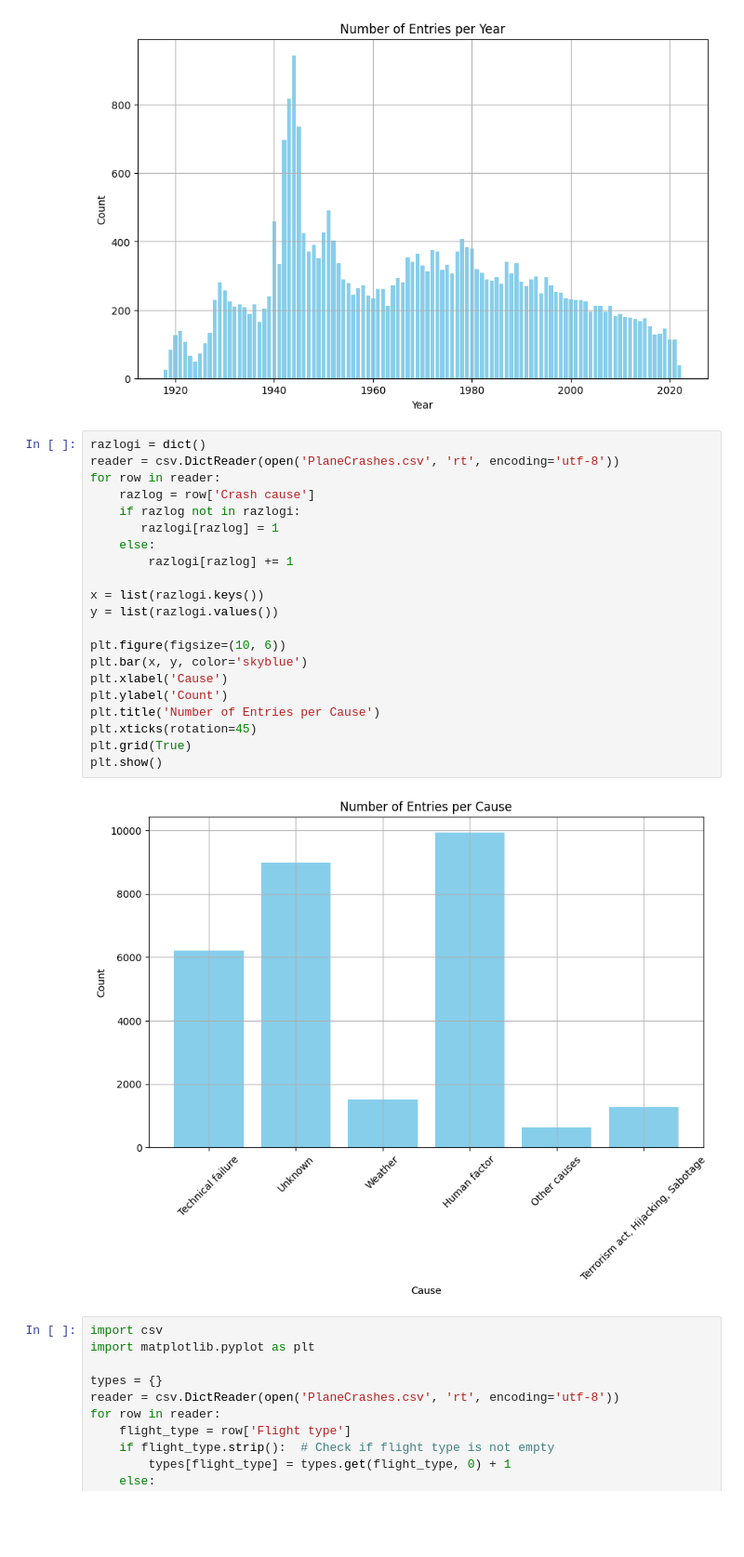
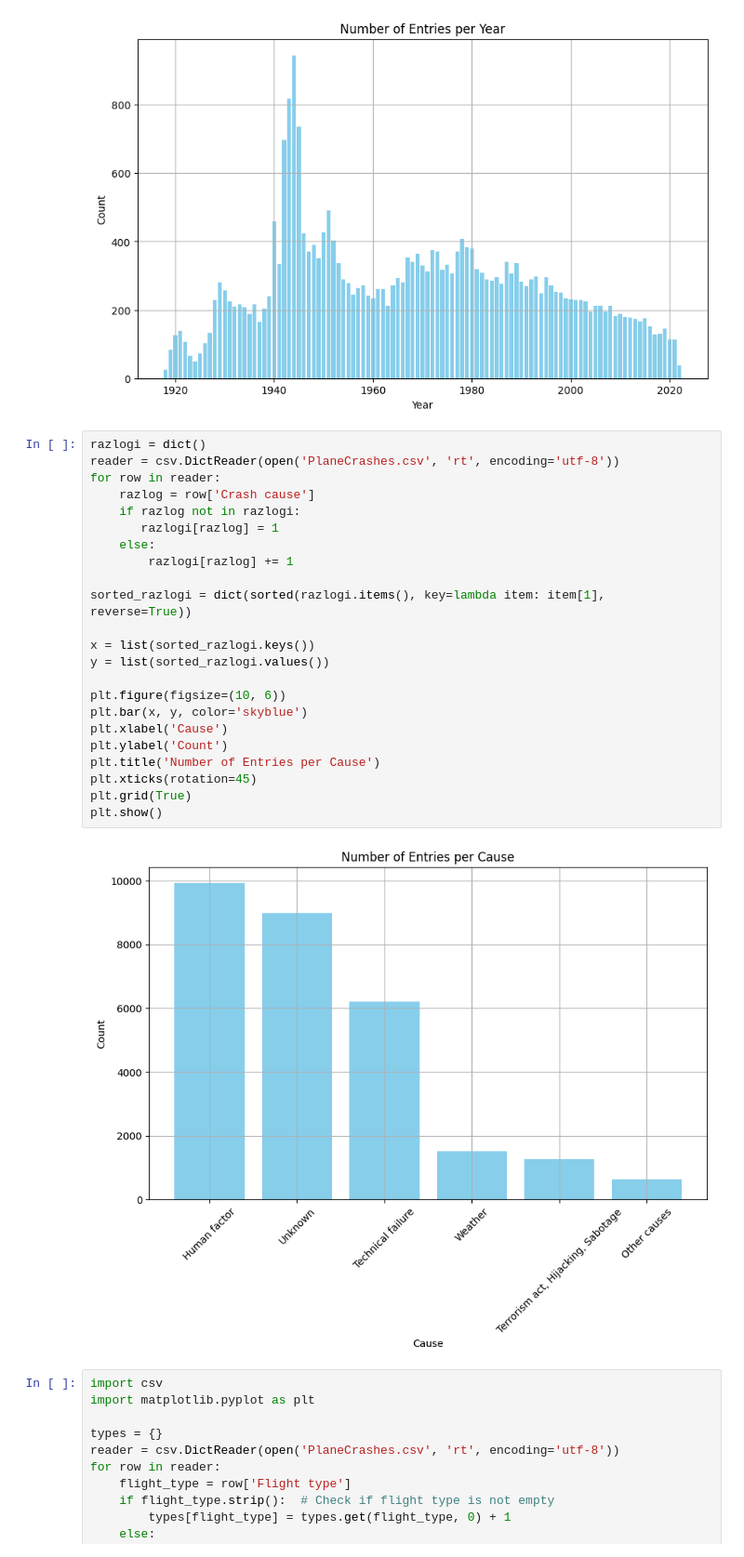
Before and after one commit to NikUlj/PR24NUJRSLSTKKM, a Jupyter notebook: jup.ipynb, the cells around one changed output. Shown: that part at 93% size. Drawn from its saved outputs; the diff is of its cells as text; blank space fills up the shorter version.

Commit message:
Sorted graph

```diff
--- a/jup.ipynb
+++ b/jup.ipynb
@@ -29,26 +29,28 @@ plt.show()
 # %%
 razlogi = dict()
 reader = csv.DictReader(open('PlaneCrashes.csv', 'rt', encoding='utf-8'))
 for row in reader:
     razlog = row['Crash cause']
     if razlog not in razlogi:
        razlogi[razlog] = 1
     else:
         razlogi[razlog] += 1
 
-x = list(razlogi.keys())
-y = list(razlogi.values())
+sorted_razlogi = dict(sorted(razlogi.items(), key=lambda item: item[1], reverse=True))
+
+x = list(sorted_razlogi.keys())
+y = list(sorted_razlogi.values())
 
 plt.figure(figsize=(10, 6))
 plt.bar(x, y, color='skyblue')
 plt.xlabel('Cause')
 plt.ylabel('Count')
 plt.title('Number of Entries per Cause')
 plt.xticks(rotation=45)
 plt.grid(True)
 plt.show()
 # %% [output]
-[figure, old version]
+[figure, new version]
 # %%
 import csv
 import matplotlib.pyplot as plt
```
Also changed, not shown: 1 other file.
